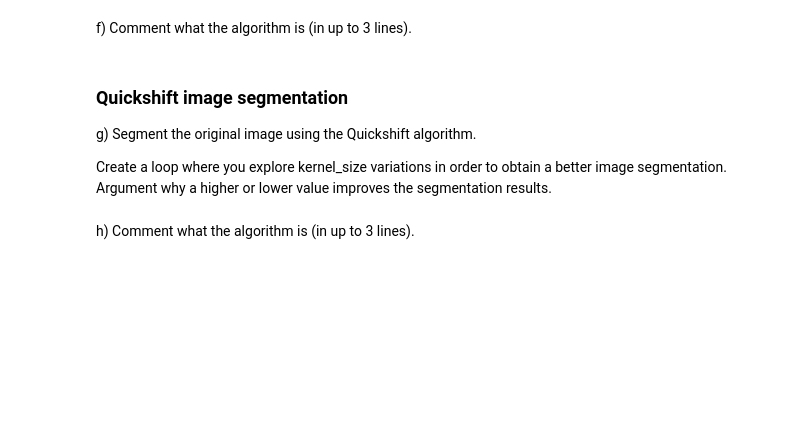
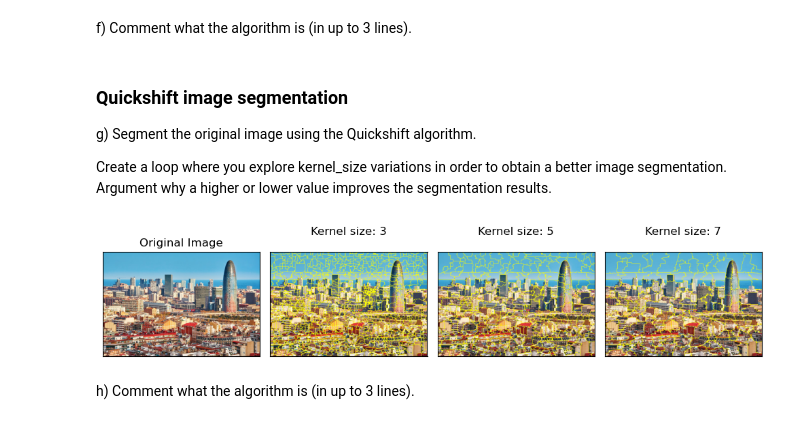
Before and after one commit to MohsinZamanShaheen/Artificial-Vision, a Jupyter notebook: Práctica 3/p3_2023.ipynb, the cells around one changed output. Saved outputs shown, nothing was run; the diff lists cells and outputs as text; code cells hidden in the pictures; blank space fills up the shorter version.

```diff
--- a/Práctica 3/p3_2023.ipynb
+++ b/Práctica 3/p3_2023.ipynb
@@ -109,2 +242,25 @@ Create a loop where you explore kernel_size variations in order to obtain a bett
+# %%
+kernel_sizes = [3, 5, 7]
+
+plt.figure(figsize=(10, 10))
+plt.subplot(1, len(kernel_sizes) + 1, 1)
+plt.imshow(img)
+plt.xticks([])
+plt.yticks([])
+plt.title('Original Image')
+
+for i, kernel_size in enumerate(kernel_sizes, start=1):
+    segm_quickshift = quickshift(img, kernel_size=kernel_size, max_dist=100, ratio=0.2)
+    img_quickshift = mark_boundaries(img, segm_quickshift)
+
+    plt.subplot(1, len(kernel_sizes) + 1, i + 1)
+    plt.imshow(img_quickshift)
+    plt.xticks([])
+    plt.yticks([])
+    plt.title(f'Kernel size: {kernel_size}\n')
+plt.tight_layout()
+plt.show()
+# %% [output]
+[figure, added]
 # %% [markdown]
 h) Comment what the algorithm is (in up to 3 lines).
```
Also changed, not shown: parts of 19 cells of this notebook.
